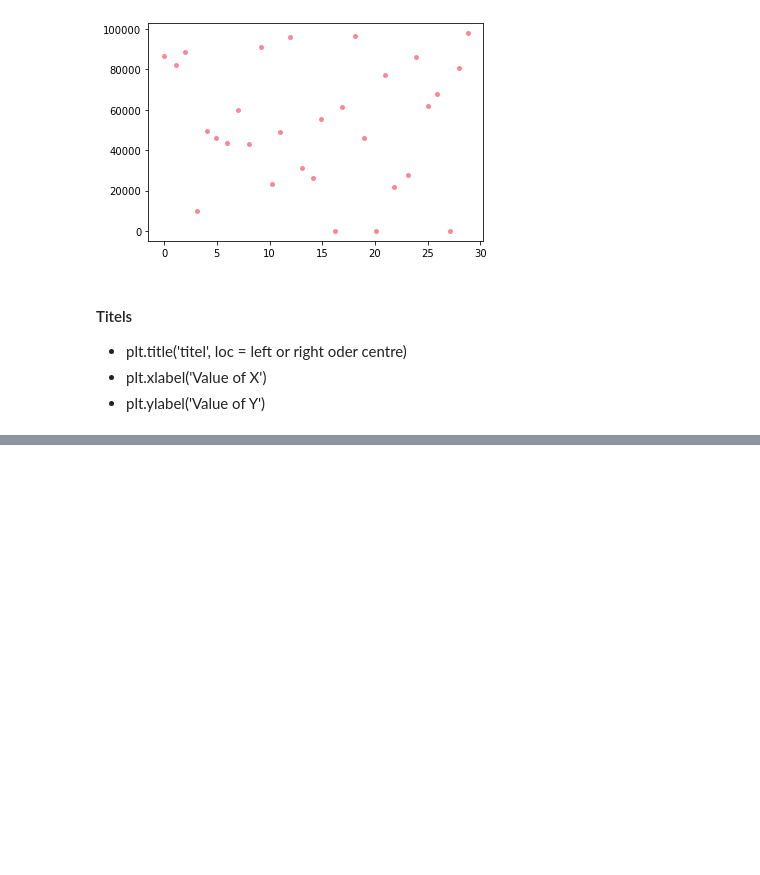
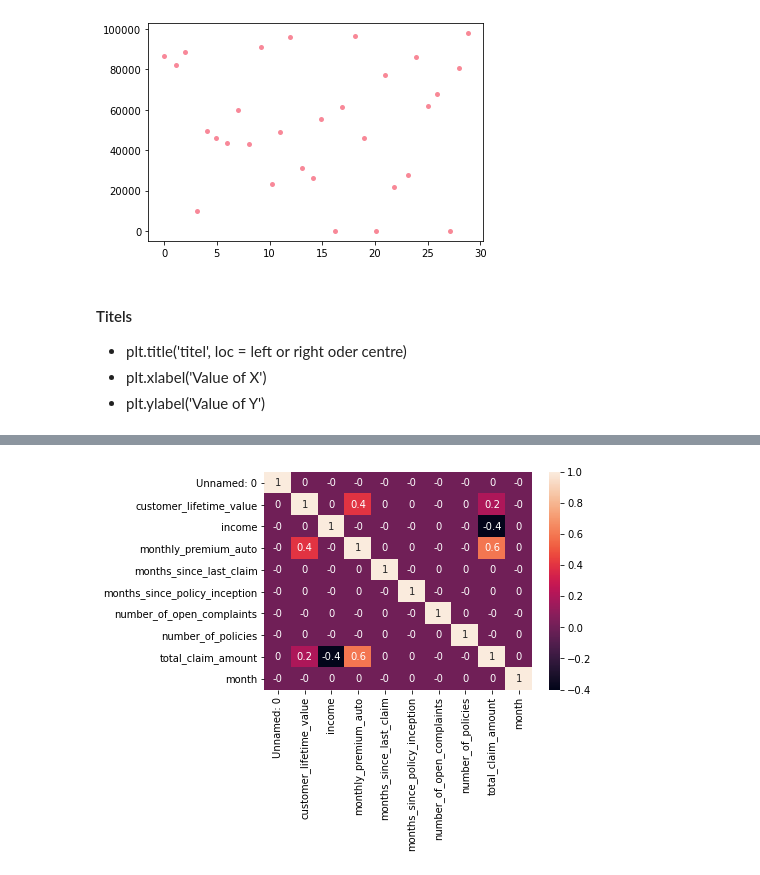
Before and after one commit to JosephineBiedermann/LabsPhine, a Jupyter notebook: Week1/LAB_CAR3.ipynb, the cells around one changed output, grey strips where cells are left out. Drawn from its saved outputs; the diff is of its cells as text; code cells hidden in the pictures; blank space fills up the shorter version.

```diff
--- a/Week1/LAB_CAR3.ipynb
+++ b/Week1/LAB_CAR3.ipynb
@@ -198,0 +250,3 @@ KeyboardInterrupt:
+# %%
+correlations_matrix = mca2.corr()
+correlations_matrix
@@ -198,0 +265,6 @@ KeyboardInterrupt:
+# %%
+correlations_matrix = correlations_matrix.round(2)
+sns.heatmap(correlations_matrix, annot=True)
+plt.show()
+# %% [output]
+[figure, added]
```
Also changed, not shown: parts of 13 cells of this notebook.
